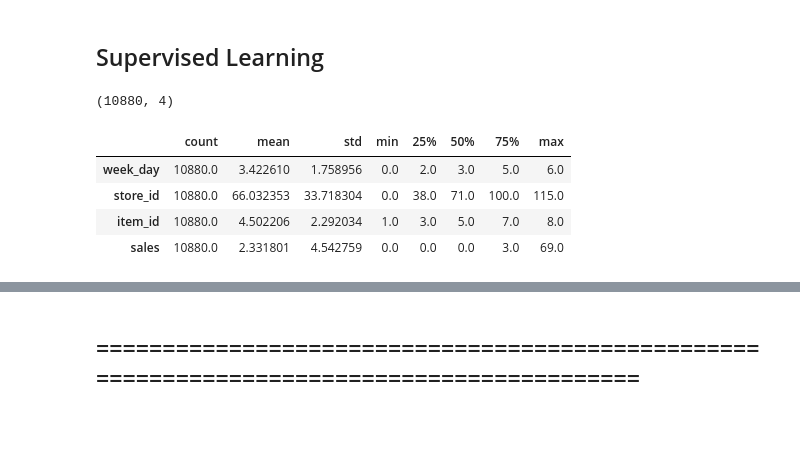
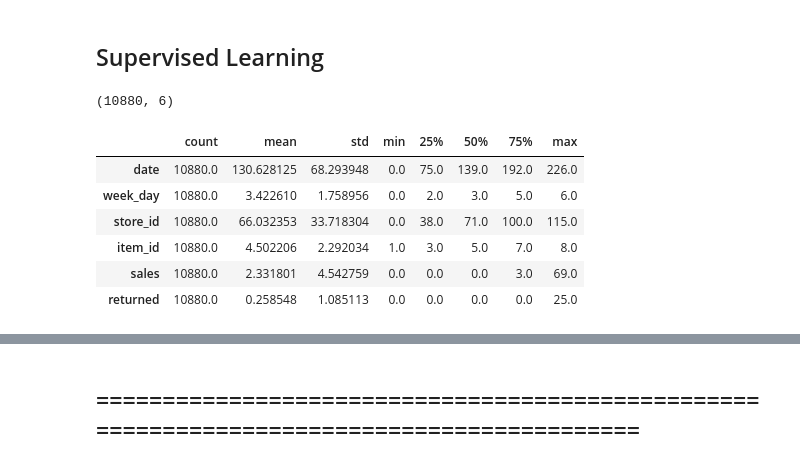
Before and after one commit to HellBlizzard0/helecious, a Jupyter notebook: Project_Helecious.ipynb, the cells around one changed output, grey strips where cells are left out. Drawn from its saved outputs; the diff is of its cells as text; code cells hidden in the pictures; blank space fills up the shorter version.

```diff
--- a/Project_Helecious.ipynb
+++ b/Project_Helecious.ipynb
@@ -169,17 +184,19 @@ from math import sqrt
 from sklearn.metrics import r2_score
 # %%
 dataset = pd.read_csv('preprocessed_dataset.csv')
-del dataset['date']
-del dataset['returned']
+#dataset['date']
+#del dataset['returned']
 print(dataset.shape)
 dataset.describe().transpose()
 # %% [output]
-(10880, 4)
+(10880, 6)
 |  | count | mean | std | min | 25% | 50% | 75% | max |
+| date | 10880.0 | 130.628125 | 68.293948 | 0.0 | 75.0 | 139.0 | 192.0 | 226.0 |
 | week_day | 10880.0 | 3.422610 | 1.758956 | 0.0 | 2.0 | 3.0 | 5.0 | 6.0 |
 | store_id | 10880.0 | 66.032353 | 33.718304 | 0.0 | 38.0 | 71.0 | 100.0 | 115.0 |
 | item_id | 10880.0 | 4.502206 | 2.292034 | 1.0 | 3.0 | 5.0 | 7.0 | 8.0 |
 | sales | 10880.0 | 2.331801 | 4.542759 | 0.0 | 0.0 | 0.0 | 3.0 | 69.0 |
+| returned | 10880.0 | 0.258548 | 1.085113 | 0.0 | 0.0 | 0.0 | 0.0 | 25.0 |
 # %%
 target_column = ['sales']
 predictors = list(set(list(dataset.columns))-set(target_column))
```
Also changed, not shown: parts of 7 cells of this notebook, 1 other file.
